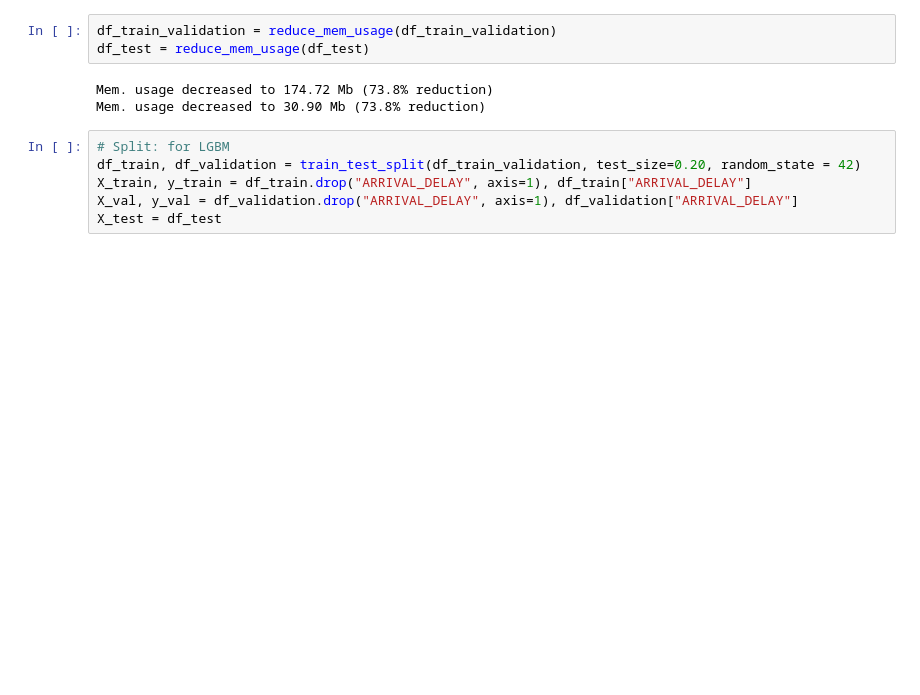
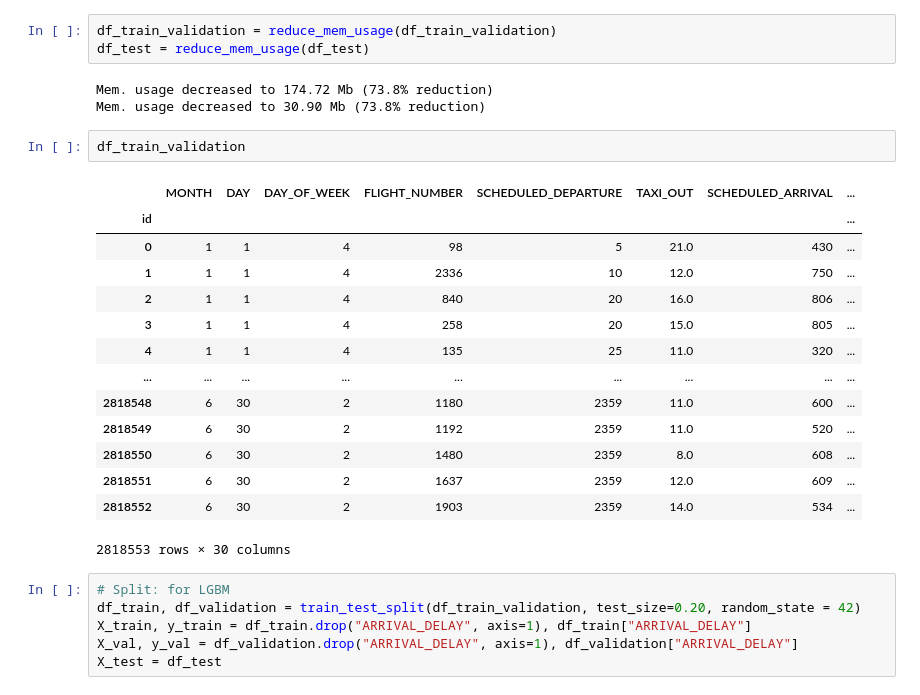
Before and after one commit to aidenta99/flight-delay-prediction, a Jupyter notebook: lgbm/LGBM_Bayesian_Optimization.ipynb, the cells around one changed output. Drawn from its saved outputs; the diff is of its cells as text; blank space fills up the shorter version.

```diff
--- a/lgbm/LGBM_Bayesian_Optimization.ipynb
+++ b/lgbm/LGBM_Bayesian_Optimization.ipynb
@@ -48,6 +48,23 @@ df_test = reduce_mem_usage(df_test)
 # %% [output]
 Mem. usage decreased to 174.72 Mb (73.8% reduction)
 Mem. usage decreased to 30.90 Mb (73.8% reduction)
+# %%
+df_train_validation
+# %% [output]
+|  | MONTH | DAY | DAY_OF_WEEK | FLIGHT_NUMBER | SCHEDULED_DEPARTURE | TAXI_OUT | SCHEDULED_ARRIVAL | ... |
+| id |  |  |  |  |  |  |  | ... |
+| 0 | 1 | 1 | 4 | 98 | 5 | 21.0 | 430 | ... |
+| 1 | 1 | 1 | 4 | 2336 | 10 | 12.0 | 750 | ... |
+| 2 | 1 | 1 | 4 | 840 | 20 | 16.0 | 806 | ... |
+| 3 | 1 | 1 | 4 | 258 | 20 | 15.0 | 805 | ... |
+| 4 | 1 | 1 | 4 | 135 | 25 | 11.0 | 320 | ... |
+| ... | ... | ... | ... | ... | ... | ... | ... | ... |
+| 2818548 | 6 | 30 | 2 | 1180 | 2359 | 11.0 | 600 | ... |
+| 2818549 | 6 | 30 | 2 | 1192 | 2359 | 11.0 | 520 | ... |
+| 2818550 | 6 | 30 | 2 | 1480 | 2359 | 8.0 | 608 | ... |
+| 2818551 | 6 | 30 | 2 | 1637 | 2359 | 12.0 | 609 | ... |
+| 2818552 | 6 | 30 | 2 | 1903 | 2359 | 14.0 | 534 | ... |
+2818553 rows × 30 columns
 # %%
 # Split: for LGBM
 df_train, df_validation = train_test_split(df_train_validation, test_size=0.20, random_state = 42)
```
